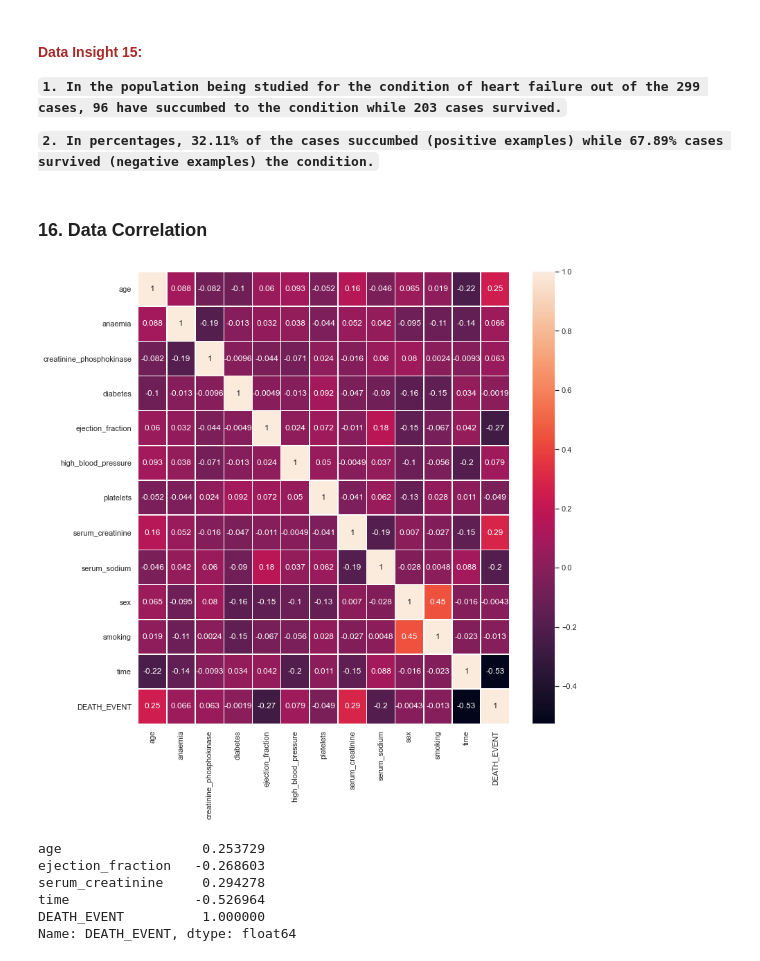
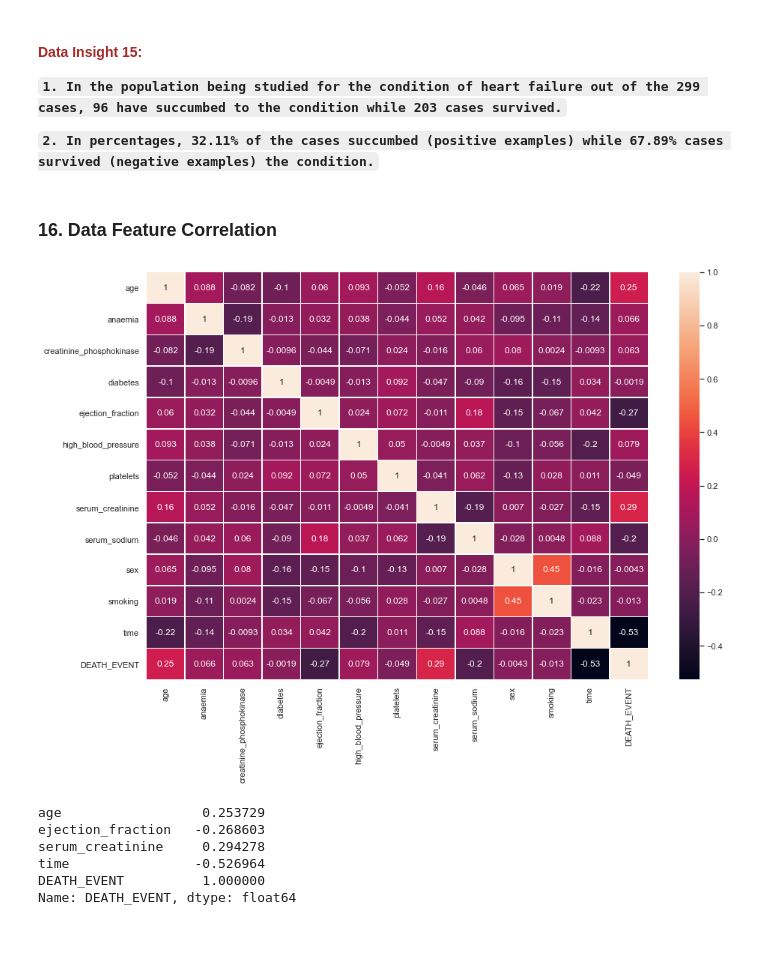
Before and after one commit to sauravmishra1710/Heart-Failure-Condition-And-Survival-Analysis, a Jupyter notebook: Exploratory_Data_Analysis.ipynb, the cells around one changed output. Saved outputs shown, nothing was run; the diff lists cells and outputs as text; code cells hidden in the pictures.

```diff
--- a/Exploratory_Data_Analysis.ipynb
+++ b/Exploratory_Data_Analysis.ipynb
@@ -1014,13 +995,11 @@ Proportion of Deaths to Survivals is 47.29%
 
 **`2. In percentages, 32.11% of the cases succumbed (positive examples) while 67.89% cases survived (negative examples) the condition.`**
 # %% [markdown]
-### 16. Data Correlation
+### 16. Data Feature Correlation
-# %%
-fig, ax = plt.subplots(figsize = (12,12))
-sns.heatmap(heart_faliure_data.corr(), annot = True, linewidths = .5, ax = ax)
-plt.show()
-# %% [output]
-[figure, removed]
+# %%
+utils.plotDataCorrelationHeatMap(heart_faliure_data)
+# %% [output]
+[figure, added]
 # %%
 feature_correlation_matrix = heart_faliure_data.corr()
 feature_correlation_matrix[abs(feature_correlation_matrix['DEATH_EVENT']) > 0.2]['DEATH_EVENT']
```
Also changed, not shown: parts of 5 cells of this notebook, 1 other file.
